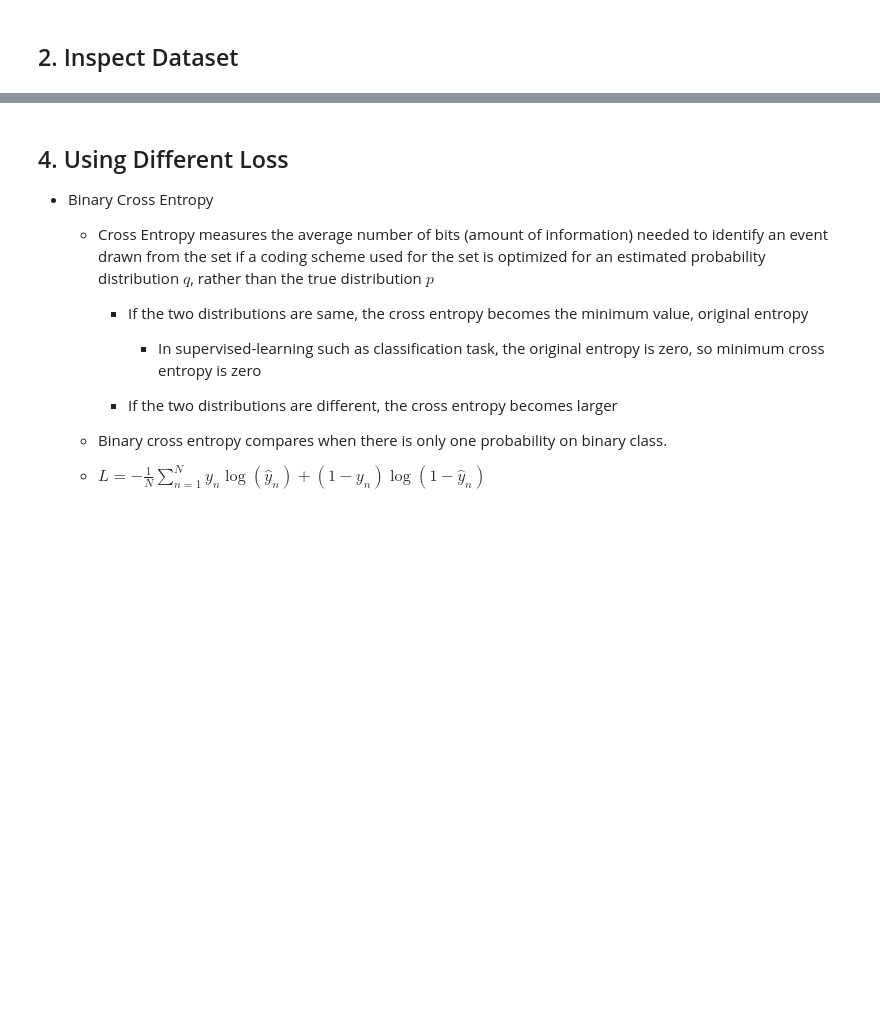
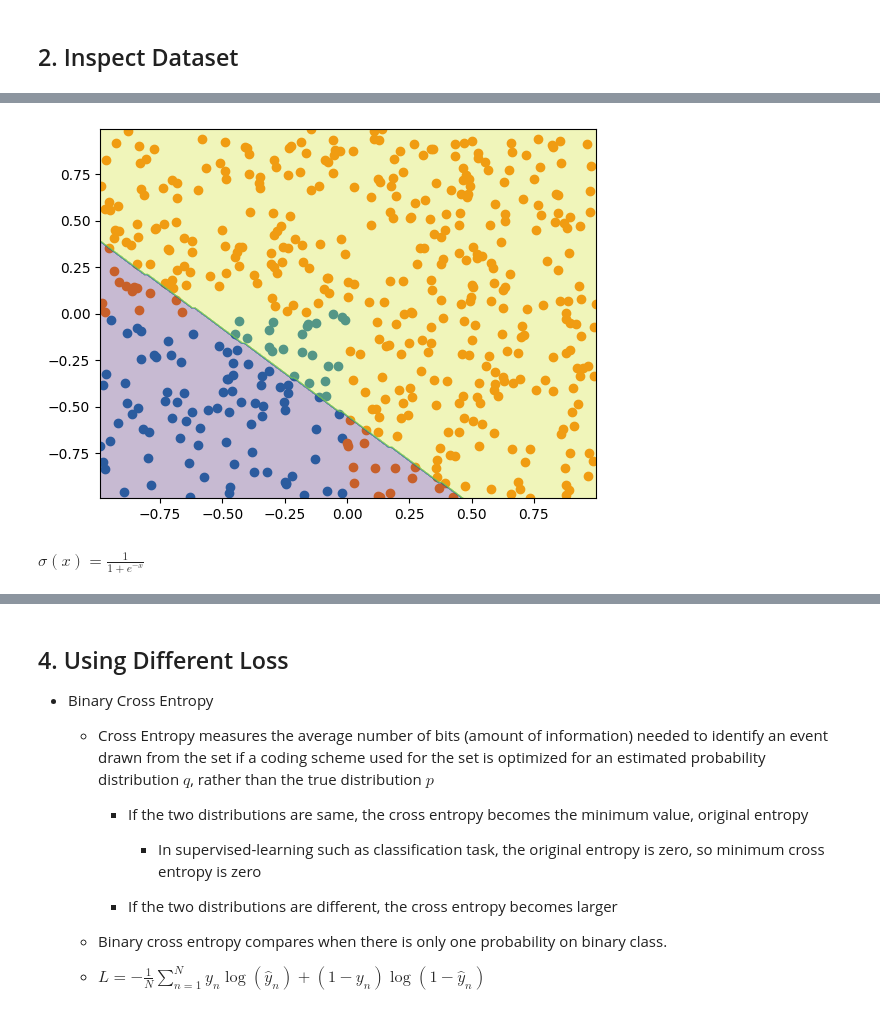
Before and after one commit to jdasam/mas1004, a Jupyter notebook: live_coding/3_binary_classification.ipynb, the cells around one changed output, grey strips where cells are left out. Drawn from its saved outputs; the diff is of its cells as text; code cells hidden in the pictures; blank space fills up the shorter version.

```diff
--- a/live_coding/3_binary_classification.ipynb
+++ b/live_coding/3_binary_classification.ipynb
@@ -105,0 +192,6 @@ def visualize_decision_boundary(model, data, label):
+# %%
+visualize_decision_boundary(model, data, label)
+# %% [output]
+[figure, added]
+# %% [markdown]
+$\sigma(x) = \frac{1}{1+e^{-x}}$
```
Also changed, not shown: parts of 9 cells of this notebook.
